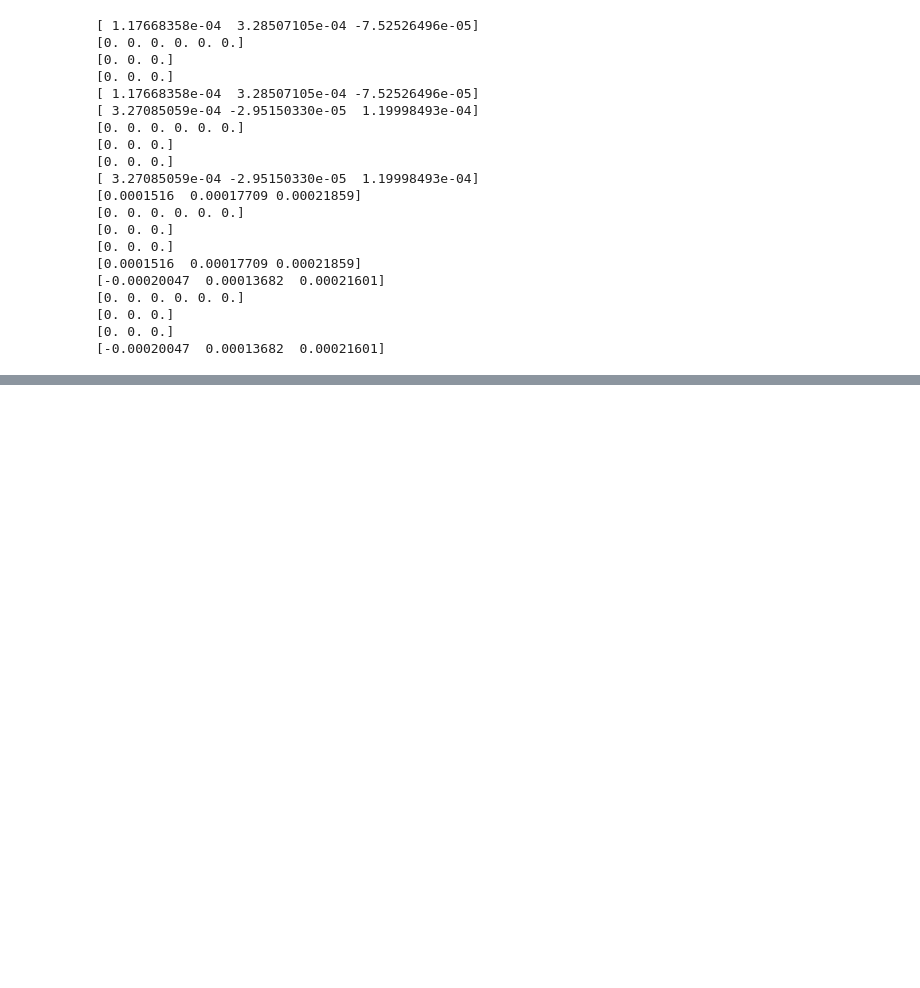
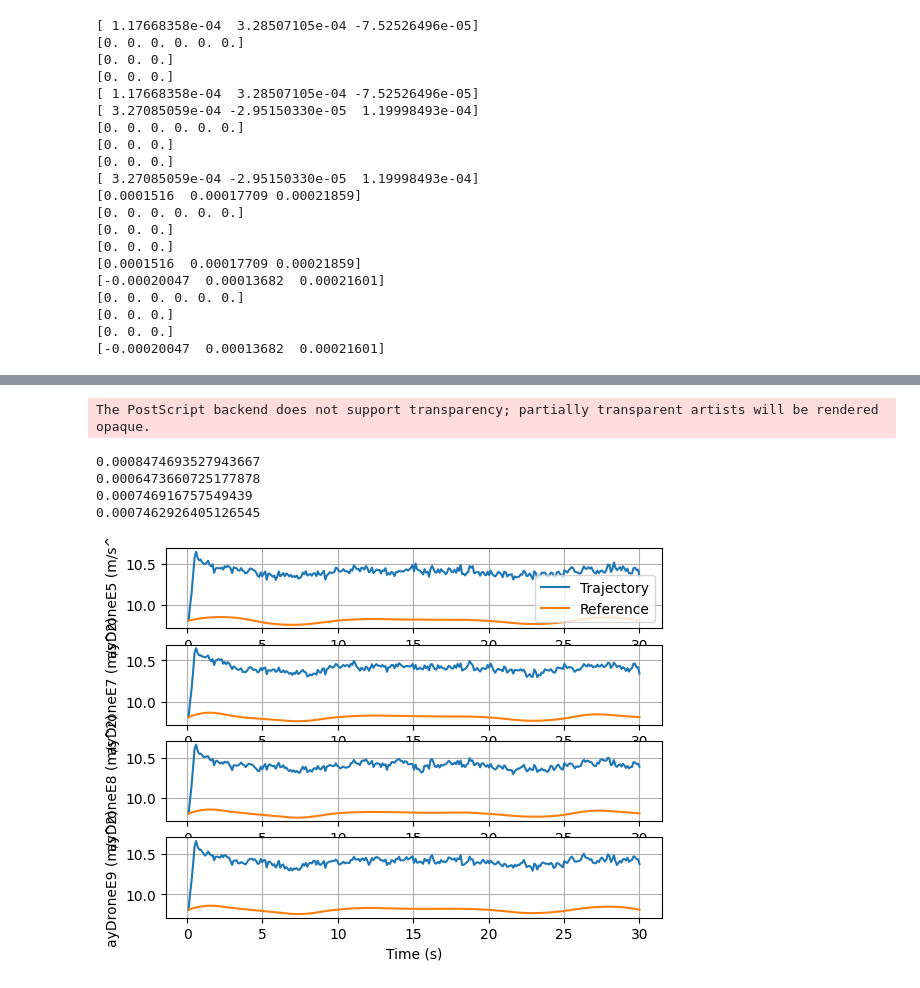
Before and after one commit to demokaka/MPC_CFsimulation, a Jupyter notebook: src/Simulation_CBFQP.ipynb, the cells around one changed output, grey strips where cells are left out. Cells and saved outputs as stored; diff of their text form; code cells hidden in the pictures; blank space fills up the shorter version.

```diff
--- a/src/Simulation_CBFQP.ipynb
+++ b/src/Simulation_CBFQP.ipynb
@@ -68,6 +68,13 @@ simulator['x_sim'] = np.zeros((common_plant['dx'],simulator['Nsim']+1,simulator[
 for i in range(simulator['na']):
     simulator['u_sim'][:,:,i] = np.zeros((common_plant['du'],simulator['Nsim']))
     simulator['x_sim'][:,0,i] = ref[uris[i]][0,:].T
+# %%
+simulator['un_sim'] = np.zeros((common_plant['du'],simulator['Nsim'],simulator['na']))
+simulator['xn_sim'] = np.zeros((common_plant['dx'],simulator['Nsim']+1,simulator['na']))
+
+for i in range(simulator['na']):
+    simulator['un_sim'][:,:,i] = np.zeros((common_plant['du'],simulator['Nsim']))
+    simulator['xn_sim'][:,0,i] = ref[uris[i]][0,:].T
 # %%
 import get_solver_CBFQP as cbfqp
 solver = {}
@@ -105,6 +112,8 @@ for i in range(len(drone_bodies)):
 [0. 0. 0.]
 [-0.00020047  0.00013682  0.00021601]
 # %%
+""" Nominal controller(LQR) and CBF-QP"""
+
 k = 0
 Kf = {}
 for i in range(len(drone_bodies)):
@@ -143,12 +152,12 @@ while(k< simulator['Nsim']):
 
         # disturbance
         disturb = np.zeros((1,3))
-        disturb = disturb + np.random.normal(loc=0.0,scale=0.3,size=(1,3))
+        disturb = disturb + np.random.normal(loc=0.0,scale=0.03,size=(1,3))
         simulator['x_sim'][:,k+1,i] = CFmodel.CFmodel(xk=simulator['x_sim'][:,k,i],urk= controls[uris[i]],plant=common_plant,disturb=disturb)
 
     k = k+1
 
-    print(f'{time.perf_counter()-tic} sec')
+    # print(f'{time.perf_counter()-tic} sec')
 end = time.perf_counter()
 calcul_t = end-start
 
@@ -445,0 +401,12 @@ The PostScript backend does not support transparency; partially transparent arti
+# %%
+ur = np.zeros((3,simulator['Nsim'],simulator['na']))
+for k in range(simulator['Nsim']):
+    for i in range(simulator['na']):
+        # compute real control u
+        ur[:,k,i]= ctrl.get_real_input(v_controls=simulator['u_sim'][:,k,i],yaw=0)
+
+urn = np.zeros((3,simulator['Nsim'],simulator['na']))
+for k in range(simulator['Nsim']):
+    for i in range(simulator['na']):
+        # compute real control u
+        urn[:,k,i]= ctrl.get_real_input(v_controls=simulator['un_sim'][:,k,i],yaw=0)
@@ -445,0 +540,22 @@ The PostScript backend does not support transparency; partially transparent arti
+# %%
+figT = plt.figure()
+for i in range(len(drone_bodies)):
+    ax1 = figT.add_subplot(simulator['na'],1,i+1)
+    ax1.plot(ts[1:],ur[0,:,i],label='Trajectory')
+    ax1.plot(ts[1:],full_ref[i]["thrust"],label='Reference')
+    ax1.grid(True)
+    ax1.set_xlabel("Time (s)")
+    ax1.set_ylabel(f"ay{drone_bodies[i]} (m/s^2)")
+    if (i==0):
+        ax1.legend()
+figT.savefig("./Simulation/ay_MPC_tracking.eps", format='eps')
+
+for i in range(len(drone_bodies)):
+    print((9.9 - max(full_ref[i]["thrust"]))/(4 * np.sqrt(3) * 8))
+# %% [output]
+The PostScript backend does not support transparency; partially transparent artists will be rendered opaque.
+0.0008474693527943667
+0.0006473660725177878
+0.000746916757549439
+0.0007462926405126545
+[figure, added]
```
Also changed, not shown: parts of 11 cells of this notebook, 21 other files.
